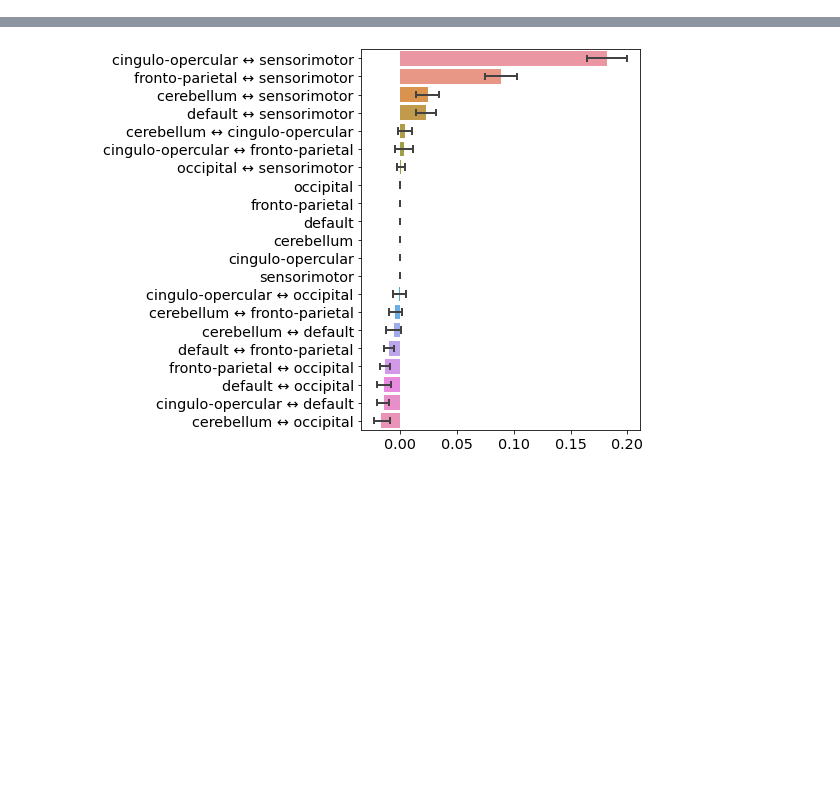
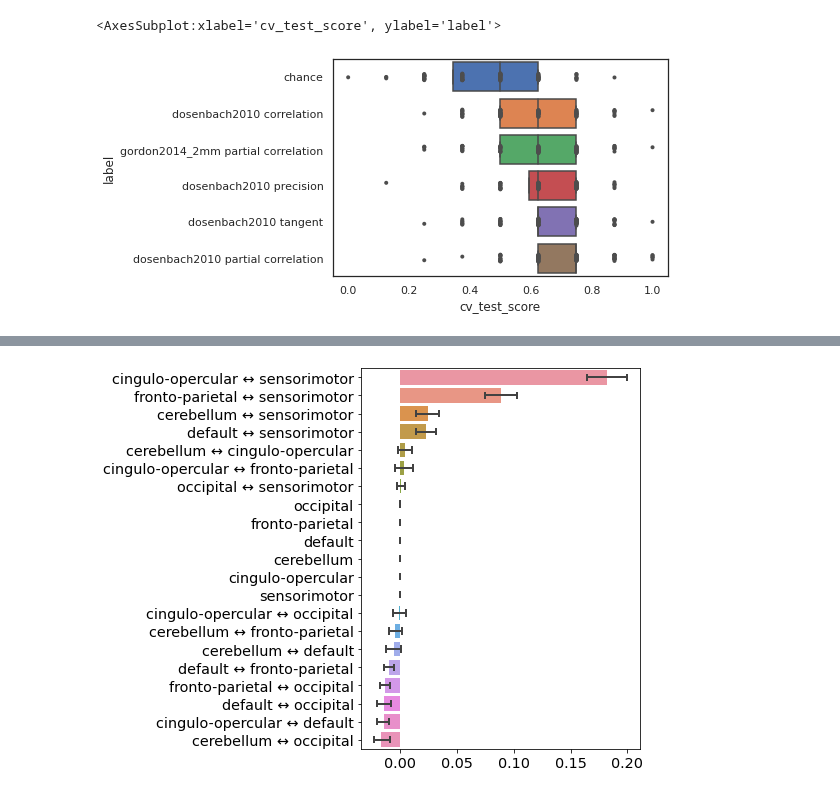
Before and after one commit to morteza/ACNets, a Jupyter notebook: notebooks/1 Connectivity Classifier.ipynb, the cells around one changed output, grey strips where cells are left out. Cells and saved outputs as stored; diff of their text form; code cells hidden in the pictures; blank space fills up the shorter version.

```diff
--- a/notebooks/1 Connectivity Classifier.ipynb
+++ b/notebooks/1 Connectivity Classifier.ipynb
@@ -255,3 +324,11 @@ plt.show()
+# %%
+sns.boxplot(data=scores, x='cv_test_score', y='label', whis=0, fliersize=0, saturation=1)
+
+sns.stripplot(x="cv_test_score", y="label", data=scores,
+              size=4, color=".3", linewidth=0)
+# %% [output]
+<AxesSubplot:xlabel='cv_test_score', ylabel='label'>
+[figure, added]
 # %%
 # PERMUTATION TESTING (SHUFFLE Y)
 
```
Also changed, not shown: parts of 9 cells of this notebook.
